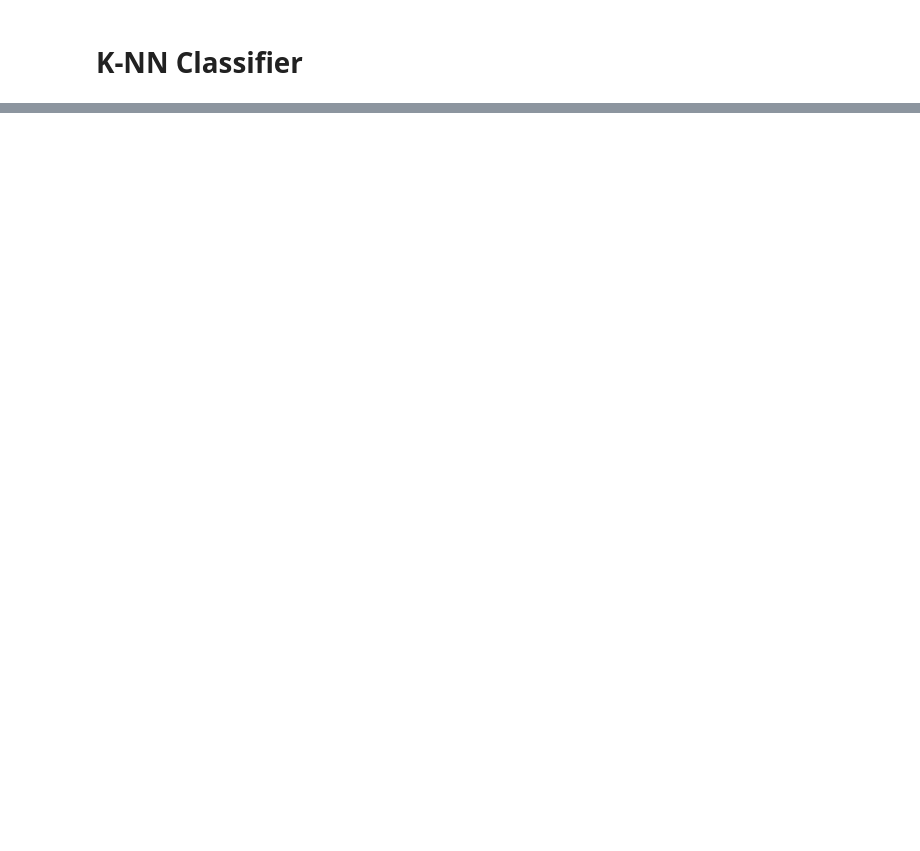
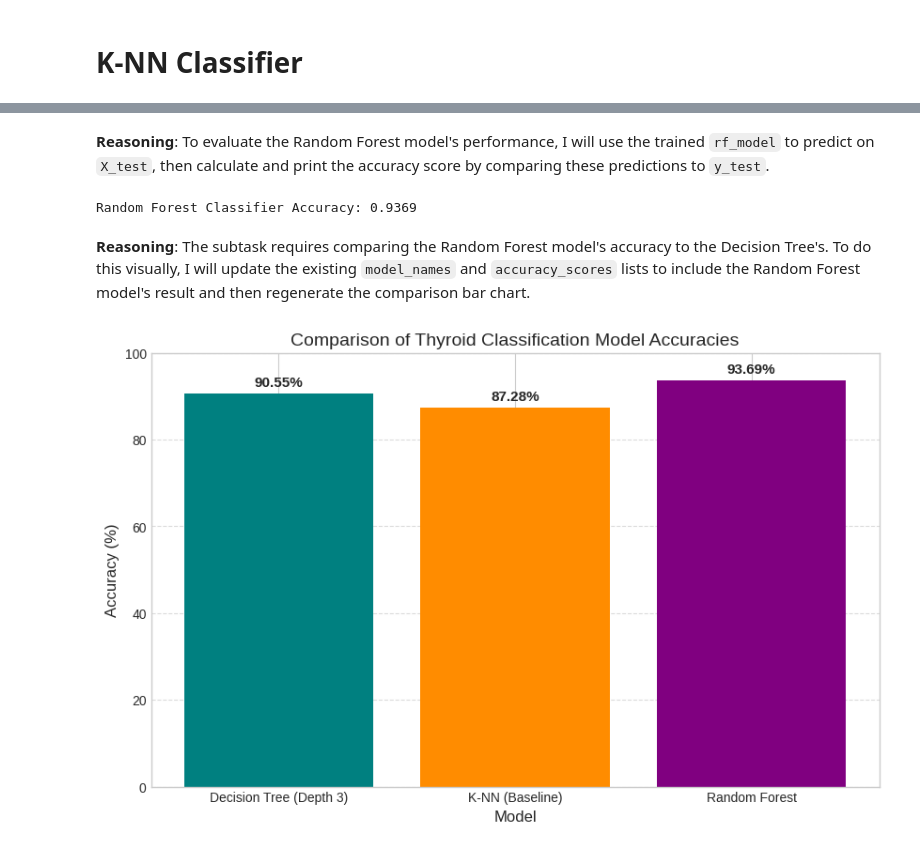
Before and after one commit to yashjscoder/Thyroid-Disease-Diagnostic-System---Machine-Learning-Deep-Learning, a Jupyter notebook: thyroid_detection.ipynb, the cells around one changed output, grey strips where cells are left out. Saved outputs shown, nothing was run; the diff lists cells and outputs as text; code cells hidden in the pictures; blank space fills up the shorter version.

```diff
--- a/thyroid_detection.ipynb
+++ b/thyroid_detection.ipynb
@@ -477,0 +508,10 @@ NameError: name 'feature_importances' is not defined
+# %%
+from sklearn.ensemble import RandomForestClassifier
+
+# Instantiate a RandomForestClassifier with default parameters
+rf_model = RandomForestClassifier(random_state=42) # Added random_state for reproducibility
+
+# Train the Random Forest model
+rf_model.fit(X_train, y_train)
+
+print("RandomForestClassifier model initialized and trained successfully.")
@@ -477,0 +525,49 @@ NameError: name 'feature_importances' is not defined
+# %% [markdown]
+**Reasoning**:
+To evaluate the Random Forest model's performance, I will use the trained `rf_model` to predict on `X_test`, then calculate and print the accuracy score by comparing these predictions to `y_test`.
+# %%
+y_pred_rf = rf_model.predict(X_test)
+
+rf_accuracy = accuracy_score(y_test, y_pred_rf)
+print(f"Random Forest Classifier Accuracy: {rf_accuracy:.4f}")
+# %% [output]
+Random Forest Classifier Accuracy: 0.9369
+# %% [markdown]
+**Reasoning**:
+The subtask requires comparing the Random Forest model's accuracy to the Decision Tree's. To do this visually, I will update the existing `model_names` and `accuracy_scores` lists to include the Random Forest model's result and then regenerate the comparison bar chart.
+# %%
+import matplotlib.pyplot as plt
+import numpy as np
+
+# 1. Define the model names and their corresponding accuracy scores
+model_names = ['Decision Tree (Depth 3)', 'K-NN (Baseline)', 'Random Forest']
+accuracy_scores = [dt_accuracy, knn_accuracy, rf_accuracy]
+
+# Convert scores to percentages for better visualization
+accuracy_percentages = [score * 100 for score in accuracy_scores]
+
+# Define colors for the bars
+colors = ['teal', 'darkorange', 'purple']
+
+# 2. Create the bar chart
+plt.figure(figsize=(10, 6)) # Set the size of the plot
+bars = plt.bar(model_names, accuracy_percentages, color=colors)
+
+# 3. Add labels and title
+plt.title('Comparison of Thyroid Classification Model Accuracies', fontsize=14)
+plt.ylabel('Accuracy (%)', fontsize=12)
+plt.xlabel('Model', fontsize=12)
+plt.ylim(0, 100) # Set the y-axis limit from 0 to 100%
+
+# 4. Add the exact percentage value on top of each bar
+for bar in bars:
+    yval = bar.get_height()
+    plt.text(bar.get_x() + bar.get_width()/2, yval + 1,
+             f'{yval:.2f}%',
+             ha='center', va='bottom', fontsize=11, weight='bold')
+
+# Show the plot
+plt.grid(axis='y', linestyle='--', alpha=0.7)
+plt.show()
+# %% [output]
+[figure, added]
```
Also changed, not shown: parts of 49 cells of this notebook.
